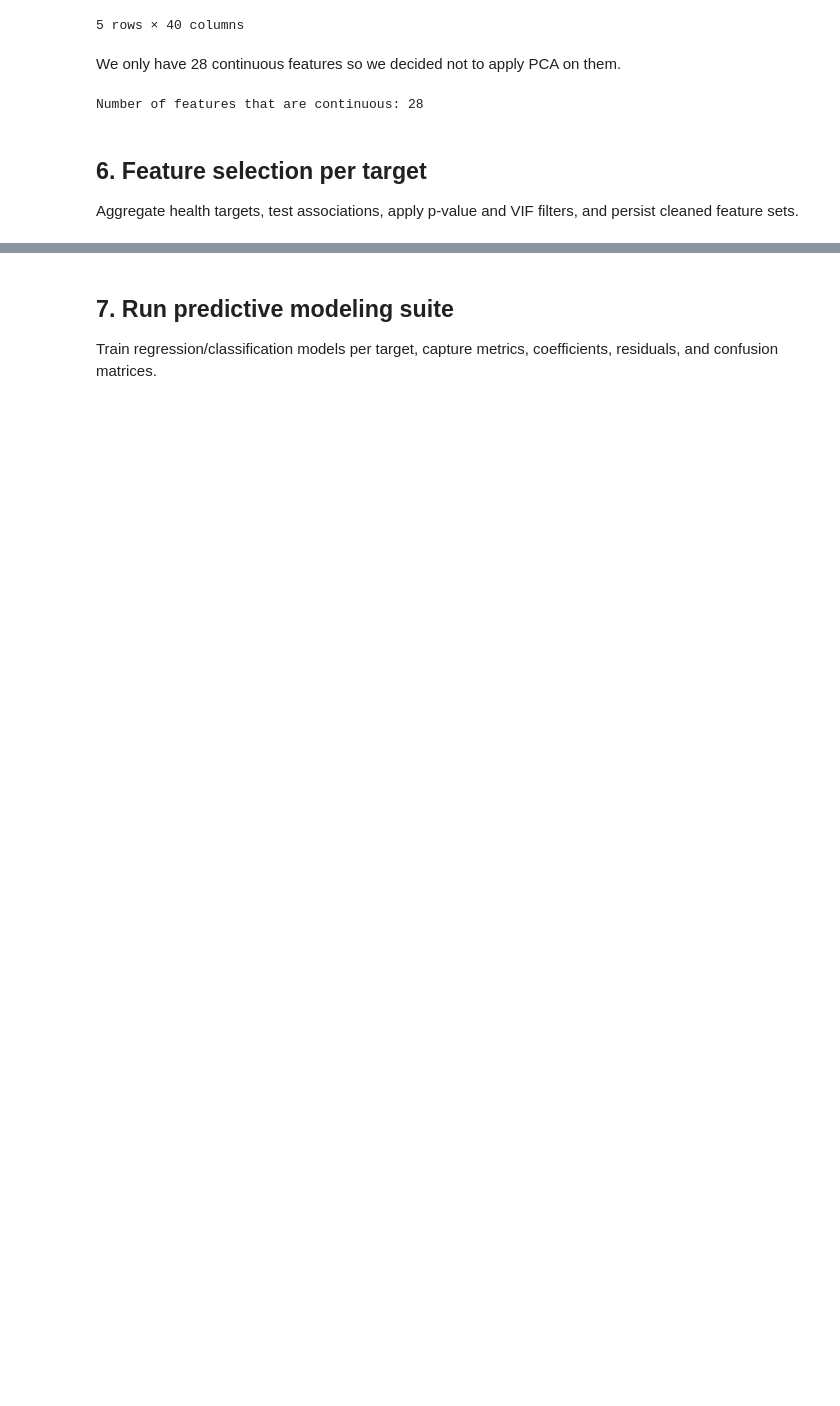
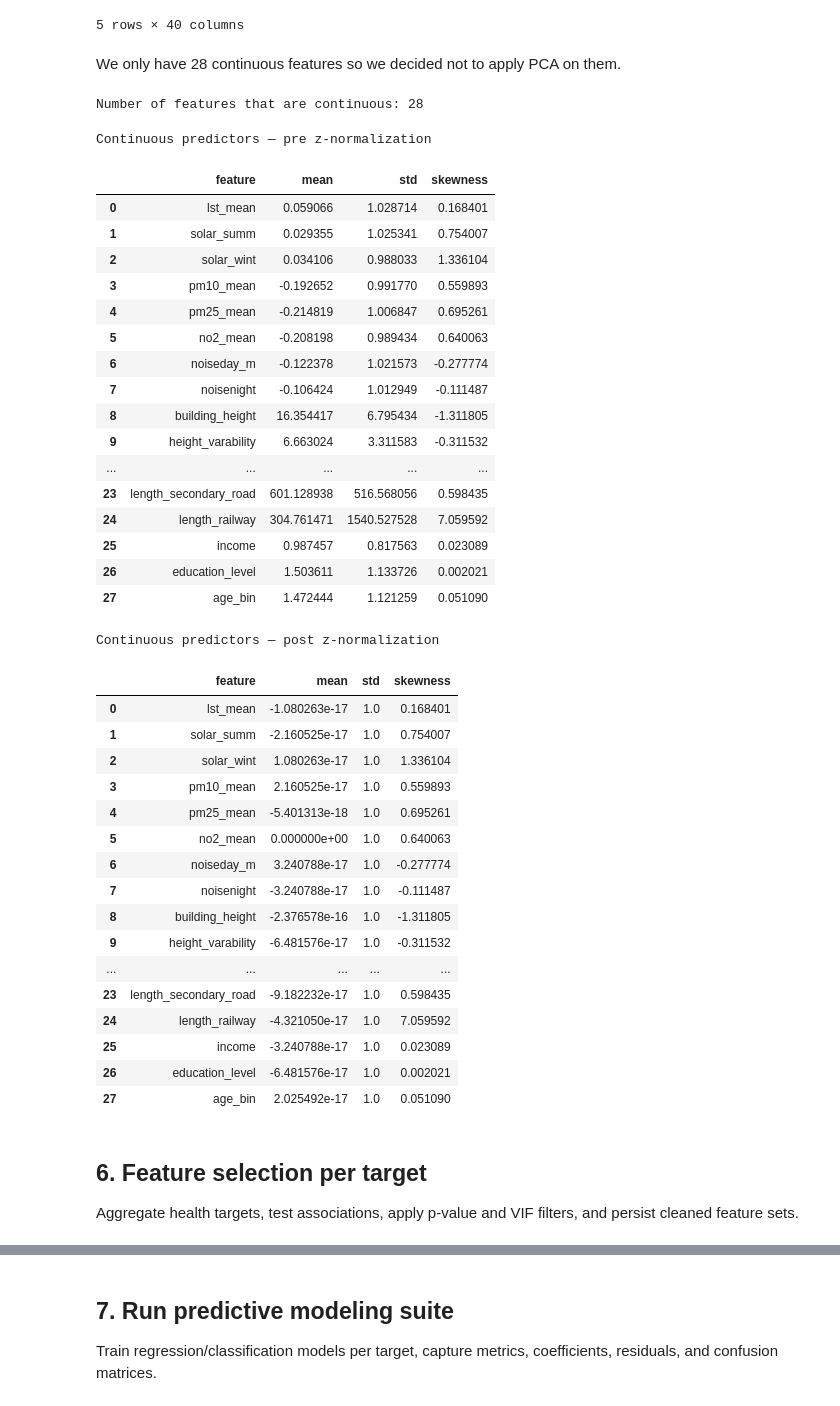
Before and after one commit to MauroPello/ENAC-ML4Science_LIPID, a Jupyter notebook: main.ipynb, the cells around one changed output, grey strips where cells are left out. Drawn from its saved outputs; the diff is of its cells as text; code cells hidden in the pictures; blank space fills up the shorter version.

```diff
--- a/main.ipynb
+++ b/main.ipynb
@@ -356,9 +343,6 @@ print(
 )
 # %% [output]
 Number of features that are continuous: 28
-# %% [markdown]
-## 6. Feature selection per target
-Aggregate health targets, test associations, apply p-value and VIF filters, and persist cleaned feature sets.
 # %%
 all_feature_types = {}
 for column in df.columns:
@@ -374,6 +358,56 @@ for column in df.columns:
             all_feature_types[column] = "binary"
         else:
             all_feature_types[column] = "continuous"
+# %%
+df, pre_norm_stats, post_norm_stats = z_normalize_continuous(
+    df,
+    all_feature_types,
+    skip_columns=POSSIBLE_TARGET_FEATURES,
+)
+print("Continuous predictors — pre z-normalization")
+display(pre_norm_stats)
+print("Continuous predictors — post z-normalization")
+display(post_norm_stats)
+# %% [output]
+Continuous predictors — pre z-normalization
+|  | feature | mean | std | skewness |
+| 0 | lst_mean | 0.059066 | 1.028714 | 0.168401 |
+| 1 | solar_summ | 0.029355 | 1.025341 | 0.754007 |
+| 2 | solar_wint | 0.034106 | 0.988033 | 1.336104 |
+| 3 | pm10_mean | -0.192652 | 0.991770 | 0.559893 |
+| 4 | pm25_mean | -0.214819 | 1.006847 | 0.695261 |
+| 5 | no2_mean | -0.208198 | 0.989434 | 0.640063 |
+| 6 | noiseday_m | -0.122378 | 1.021573 | -0.277774 |
+| 7 | noisenight | -0.106424 | 1.012949 | -0.111487 |
+| 8 | building_height | 16.354417 | 6.795434 | -1.311805 |
+| 9 | height_varability | 6.663024 | 3.311583 | -0.311532 |
+| ... | ... | ... | ... | ... |
+| 23 | length_secondary_road | 601.128938 | 516.568056 | 0.598435 |
+| 24 | length_railway | 304.761471 | 1540.527528 | 7.059592 |
+| 25 | income | 0.987457 | 0.817563 | 0.023089 |
+| 26 | education_level | 1.503611 | 1.133726 | 0.002021 |
+| 27 | age_bin | 1.472444 | 1.121259 | 0.051090 |
+Continuous predictors — post z-normalization
+|  | feature | mean | std | skewness |
+| 0 | lst_mean | -1.080263e-17 | 1.0 | 0.168401 |
+| 1 | solar_summ | -2.160525e-17 | 1.0 | 0.754007 |
+| 2 | solar_wint | 1.080263e-17 | 1.0 | 1.336104 |
+| 3 | pm10_mean | 2.160525e-17 | 1.0 | 0.559893 |
+| 4 | pm25_mean | -5.401313e-18 | 1.0 | 0.695261 |
+| 5 | no2_mean | 0.000000e+00 | 1.0 | 0.640063 |
+| 6 | noiseday_m | 3.240788e-17 | 1.0 | -0.277774 |
+| 7 | noisenight | -3.240788e-17 | 1.0 | -0.111487 |
+| 8 | building_height | -2.376578e-16 | 1.0 | -1.311805 |
+| 9 | height_varability | -6.481576e-17 | 1.0 | -0.311532 |
+| ... | ... | ... | ... | ... |
+| 23 | length_secondary_road | -9.182232e-17 | 1.0 | 0.598435 |
+| 24 | length_railway | -4.321050e-17 | 1.0 | 7.059592 |
+| 25 | income | -3.240788e-17 | 1.0 | 0.023089 |
+| 26 | education_level | -6.481576e-17 | 1.0 | 0.002021 |
+| 27 | age_bin | 2.025492e-17 | 1.0 | 0.051090 |
+# %% [markdown]
+## 6. Feature selection per target
+Aggregate health targets, test associations, apply p-value and VIF filters, and persist cleaned feature sets.
 # %%
 datasets = {
     "mental_health": aggregate_health_targets(
```
Also changed, not shown: parts of 5 cells of this notebook, 3 other files.
